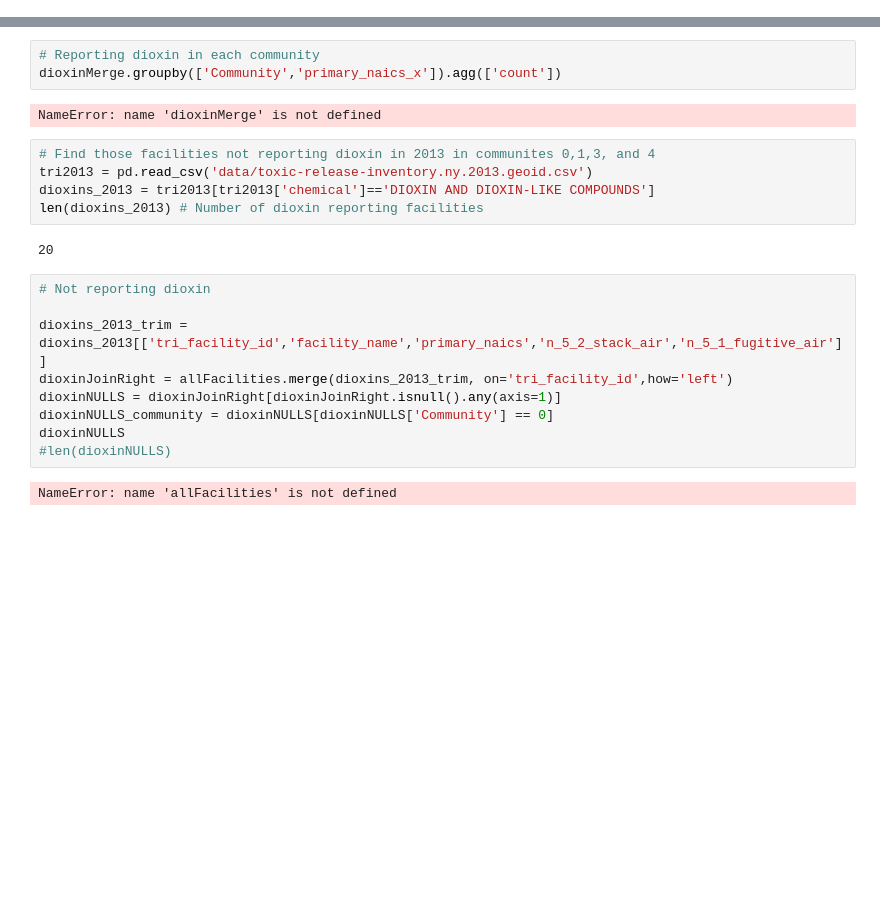
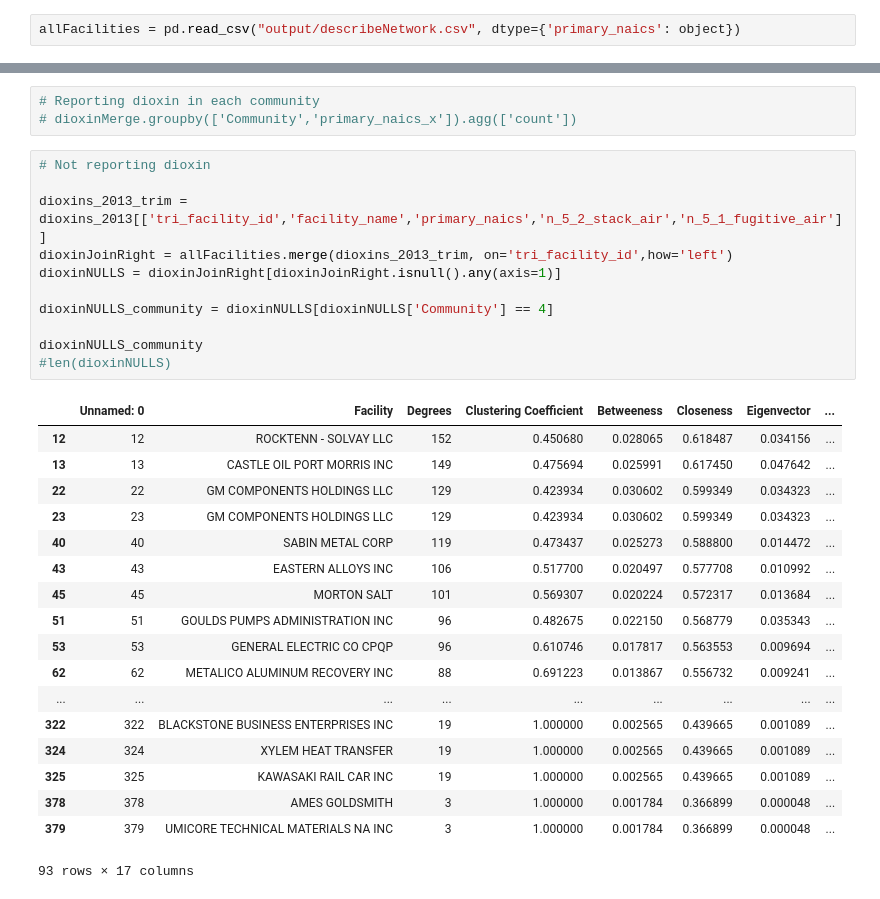
Before and after one commit to stevecarrea/ny_tri_networkAnalysis, a Jupyter notebook: dioxinAnalysis.ipynb, the cells around one changed output, grey strips where cells are left out. Saved outputs shown, nothing was run; the diff lists cells and outputs as text; blank space fills up the shorter version.

Commit message:
Updates dioxinAnalysis

```diff
--- a/dioxinAnalysis.ipynb
+++ b/dioxinAnalysis.ipynb
@@ -3 +8,3 @@ import pandas as pd
+# %%
+allFacilities = pd.read_csv("output/describeNetwork.csv", dtype={'primary_naics': object})
 # %%
@@ -26,23 +59,33 @@ NameError: name 'dioxinMerge' is not defined
 # %%
 # Reporting dioxin in each community
-dioxinMerge.groupby(['Community','primary_naics_x']).agg(['count'])
+# dioxinMerge.groupby(['Community','primary_naics_x']).agg(['count'])
-# %% [output]
-NameError: name 'dioxinMerge' is not defined
-# %%
-# Find those facilities not reporting dioxin in 2013 in communites 0,1,3, and 4
-tri2013 = pd.read_csv('data/toxic-release-inventory.ny.2013.geoid.csv')
-dioxins_2013 = tri2013[tri2013['chemical']=='DIOXIN AND DIOXIN-LIKE COMPOUNDS']
-len(dioxins_2013) # Number of dioxin reporting facilities
-# %% [output]
-20
 # %%
 # Not reporting dioxin
 
 dioxins_2013_trim = dioxins_2013[['tri_facility_id','facility_name','primary_naics','n_5_2_stack_air','n_5_1_fugitive_air']]
 dioxinJoinRight = allFacilities.merge(dioxins_2013_trim, on='tri_facility_id',how='left')
 dioxinNULLS = dioxinJoinRight[dioxinJoinRight.isnull().any(axis=1)]
-dioxinNULLS_community = dioxinNULLS[dioxinNULLS['Community'] == 0]
-dioxinNULLS
+
+dioxinNULLS_community = dioxinNULLS[dioxinNULLS['Community'] == 4]
+
+dioxinNULLS_community
 #len(dioxinNULLS)
 # %% [output]
+|  | Unnamed: 0 | Facility | Degrees | Clustering Coefficient | Betweeness | Closeness | Eigenvector | ... |
+| 12 | 12 | ROCKTENN - SOLVAY LLC | 152 | 0.450680 | 0.028065 | 0.618487 | 0.034156 | ... |
+| 13 | 13 | CASTLE OIL PORT MORRIS INC | 149 | 0.475694 | 0.025991 | 0.617450 | 0.047642 | ... |
+| 22 | 22 | GM COMPONENTS HOLDINGS LLC | 129 | 0.423934 | 0.030602 | 0.599349 | 0.034323 | ... |
+| 23 | 23 | GM COMPONENTS HOLDINGS LLC | 129 | 0.423934 | 0.030602 | 0.599349 | 0.034323 | ... |
+| 40 | 40 | SABIN METAL CORP | 119 | 0.473437 | 0.025273 | 0.588800 | 0.014472 | ... |
+| 43 | 43 | EASTERN ALLOYS INC | 106 | 0.517700 | 0.020497 | 0.577708 | 0.010992 | ... |
+| 45 | 45 | MORTON SALT | 101 | 0.569307 | 0.020224 | 0.572317 | 0.013684 | ... |
+| 51 | 51 | GOULDS PUMPS ADMINISTRATION INC | 96 | 0.482675 | 0.022150 | 0.568779 | 0.035343 | ... |
+| 53 | 53 | GENERAL ELECTRIC CO CPQP | 96 | 0.610746 | 0.017817 | 0.563553 | 0.009694 | ... |
+| 62 | 62 | METALICO ALUMINUM RECOVERY INC | 88 | 0.691223 | 0.013867 | 0.556732 | 0.009241 | ... |
+| ... | ... | ... | ... | ... | ... | ... | ... | ... |
+| 322 | 322 | BLACKSTONE BUSINESS ENTERPRISES INC | 19 | 1.000000 | 0.002565 | 0.439665 | 0.001089 | ... |
+| 324 | 324 | XYLEM HEAT TRANSFER | 19 | 1.000000 | 0.002565 | 0.439665 | 0.001089 | ... |
+| 325 | 325 | KAWASAKI RAIL CAR INC | 19 | 1.000000 | 0.002565 | 0.439665 | 0.001089 | ... |
+| 378 | 378 | AMES GOLDSMITH | 3 | 1.000000 | 0.001784 | 0.366899 | 0.000048 | ... |
+| 379 | 379 | UMICORE TECHNICAL MATERIALS NA INC | 3 | 1.000000 | 0.001784 | 0.366899 | 0.000048 | ... |
-NameError: name 'allFacilities' is not defined
+93 rows × 17 columns
```
Also changed, not shown: parts of 7 cells of this notebook.
